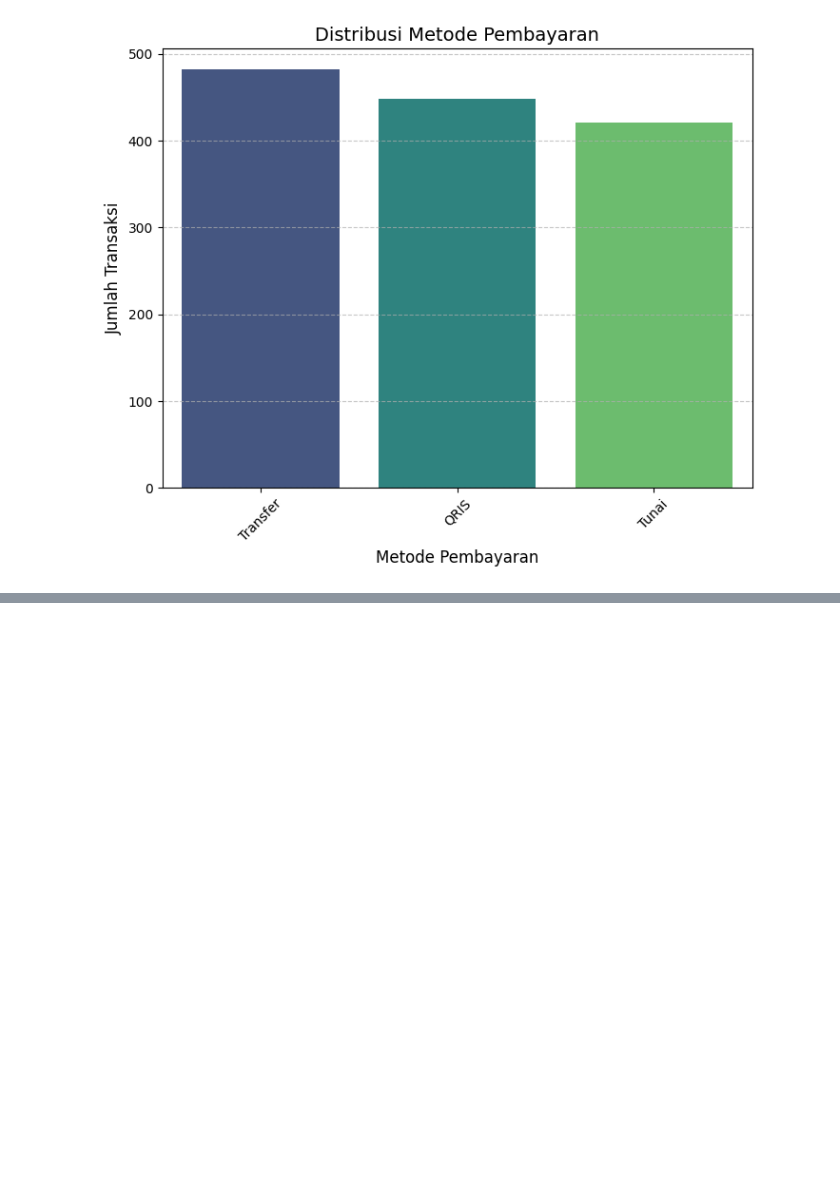
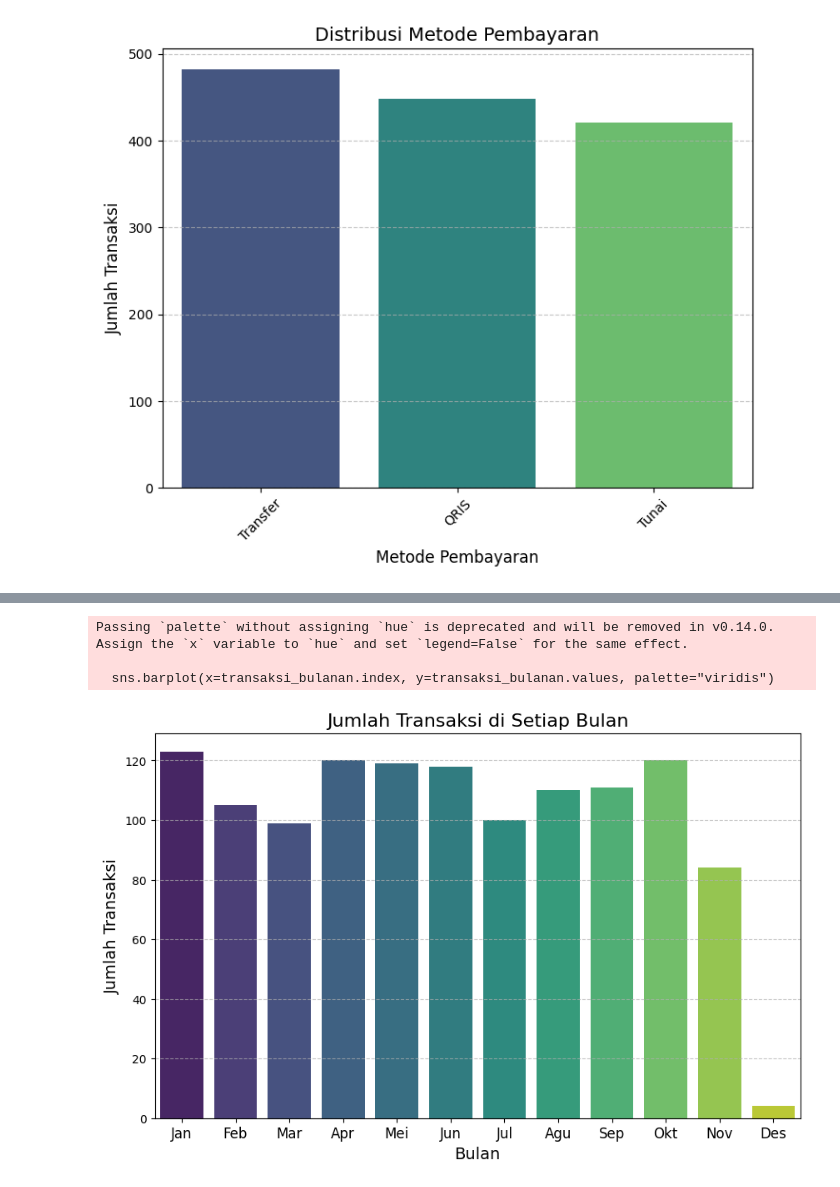
Before and after one commit to MohammadSobri14/TB-PAVD, a Jupyter notebook: petshop.ipynb, the cells around one changed output, grey strips where cells are left out. Drawn from its saved outputs; the diff is of its cells as text; code cells hidden in the pictures; blank space fills up the shorter version.

Commit message:
memperbaiki beberapa & menambah visual trx perbulan

```diff
--- a/petshop.ipynb
+++ b/petshop.ipynb
@@ -136,0 +156,7 @@ df.describe(include='all')
+# %%
+# Menghapus data yang merupakan outlier pada kolom 'Total Harga'
+outliers_total_harga = detect_outliers(df, 'Total Harga')
+df_cleaned = df[~df.index.isin(outliers_total_harga.index)]
+
+print(f"Jumlah data sebelum membersihkan outliers: {len(df)}")
+print(f"Jumlah data setelah membersihkan outliers: {len(df_cleaned)}")
@@ -136,0 +194,7 @@ df.describe(include='all')
+# %%
+# Encoding kolom Kategori dan Metode Pembayaran
+df_cleaned['Kategori_Encoded'] = df_cleaned['Kategori'].astype('category').cat.codes
+df_cleaned['Metode_Pembayaran_Encoded'] = df_cleaned['Metode Pembayaran'].astype('category').cat.codes
+
+print("Kategori encoding:\n", df_cleaned[['Kategori', 'Kategori_Encoded']].drop_duplicates())
+print("Metode Pembayaran encoding:\n", df_cleaned[['Metode Pembayaran', 'Metode_Pembayaran_Encoded']].drop_duplicates())
@@ -136,0 +223,8 @@ df.describe(include='all')
+# %%
+# Ubah Tanggal Transaksi menjadi datetime
+df_cleaned['Tanggal Transaksi'] = pd.to_datetime(df_cleaned['Tanggal Transaksi'])
+
+# Tambahkan fitur waktu
+df_cleaned['Bulan Transaksi'] = df_cleaned['Tanggal Transaksi'].dt.month
+
+df_cleaned.head()
@@ -136,0 +248,18 @@ df.describe(include='all')
+# %%
+# Mengelompokkan data berdasarkan 'Bulan Transaksi' dan menghitung jumlah transaksi
+transaksi_bulanan = df_cleaned.groupby('Bulan Transaksi').size()
+
+# Membuat plot
+plt.figure(figsize=(10, 6))
+sns.barplot(x=transaksi_bulanan.index, y=transaksi_bulanan.values, palette="viridis")
+plt.title("Jumlah Transaksi di Setiap Bulan", fontsize=16)
+plt.xlabel("Bulan", fontsize=14)
+plt.ylabel("Jumlah Transaksi", fontsize=14)
+plt.xticks(range(0, 12), ['Jan', 'Feb', 'Mar', 'Apr', 'Mei', 'Jun', 'Jul', 'Agu', 'Sep', 'Okt', 'Nov', 'Des'], fontsize=12)
+plt.grid(axis='y', linestyle='--', alpha=0.7)
+plt.show()
+# %% [output]
+Passing `palette` without assigning `hue` is deprecated and will be removed in v0.14.0. Assign the `x` variable to `hue` and set `legend=False` for the same effect.
+
+  sns.barplot(x=transaksi_bulanan.index, y=transaksi_bulanan.values, palette="viridis")
+[figure, added]
```
Also changed, not shown: parts of 16 cells of this notebook, 1 other file.
